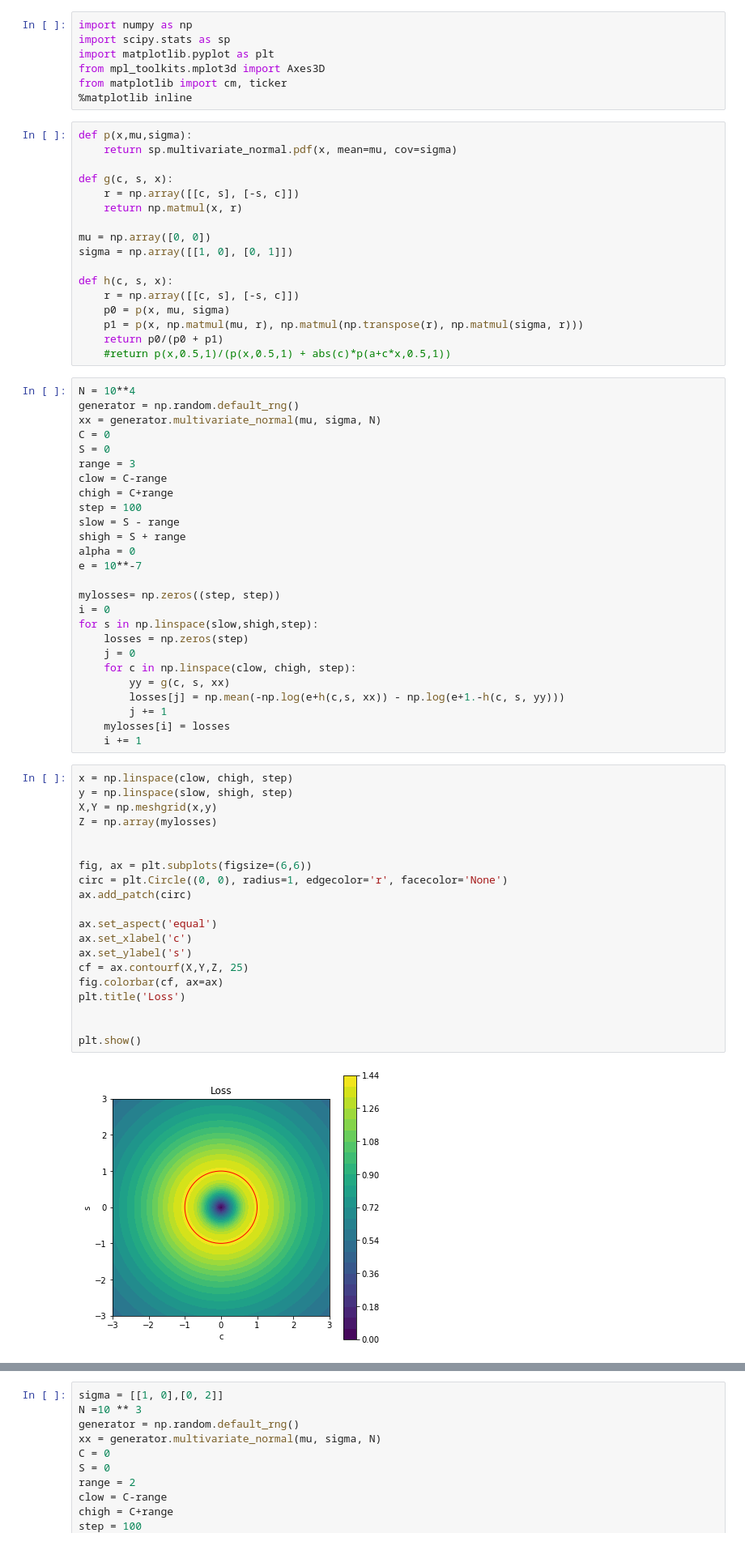
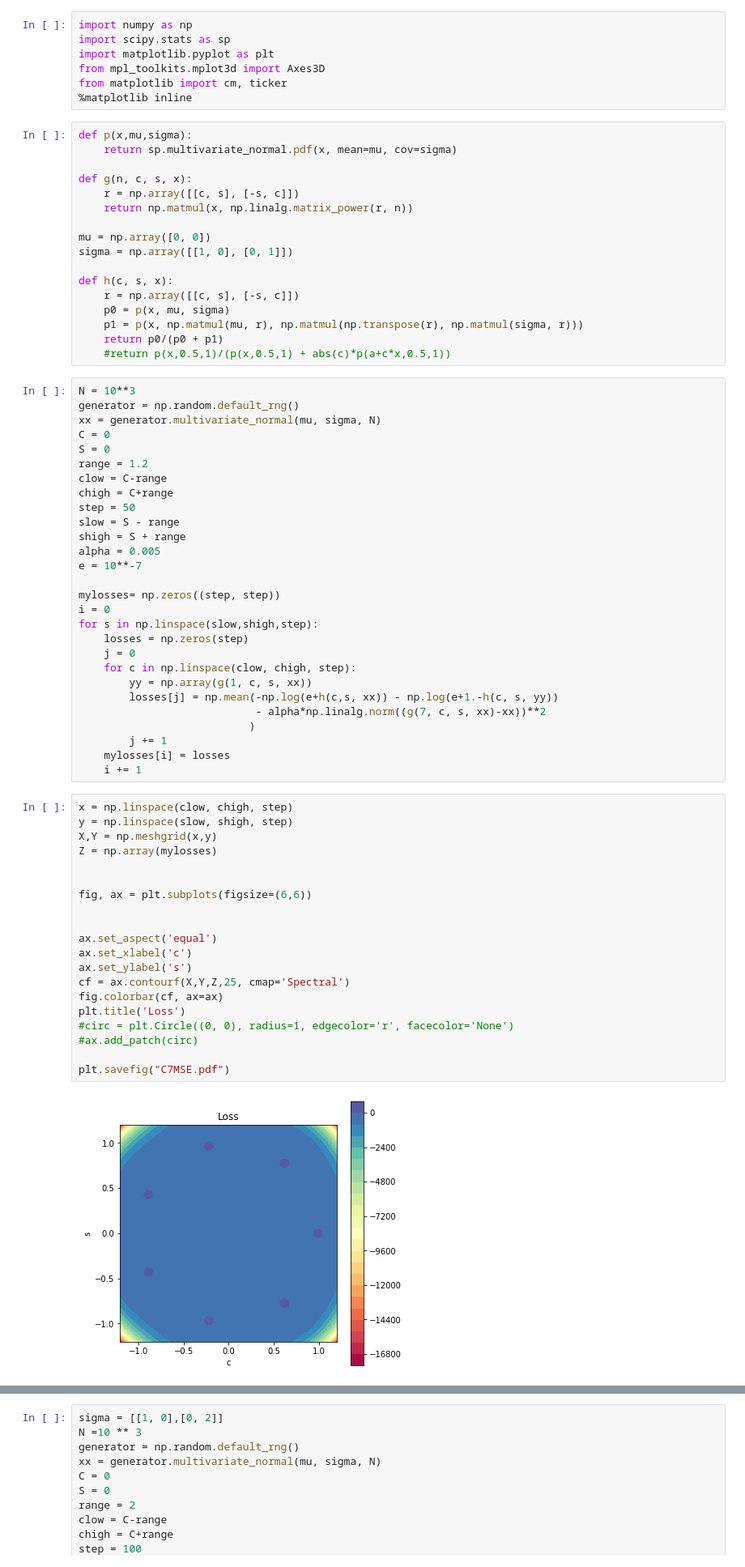
Before and after one commit to krishdesai7/SymmetryDiscovery, a Jupyter notebook: SymmetryGAN/O2PlottingLossFunctions.ipynb, the cells around one changed output, grey strips where cells are left out. Shown at 81% size. Cells and saved outputs as stored; diff of their text form.

```diff
--- a/SymmetryGAN/O2PlottingLossFunctions.ipynb
+++ b/SymmetryGAN/O2PlottingLossFunctions.ipynb
@@ -9,9 +9,9 @@ from matplotlib import cm, ticker
 def p(x,mu,sigma):
     return sp.multivariate_normal.pdf(x, mean=mu, cov=sigma)
 
-def g(c, s, x):
+def g(n, c, s, x):
     r = np.array([[c, s], [-s, c]])
-    return np.matmul(x, r)
+    return np.matmul(x, np.linalg.matrix_power(r, n))
 
 mu = np.array([0, 0])
 sigma = np.array([[1, 0], [0, 1]])
@@ -23,18 +23,18 @@ def h(c, s, x):
     return p0/(p0 + p1)
     #return p(x,0.5,1)/(p(x,0.5,1) + abs(c)*p(a+c*x,0.5,1))
 # %%
-N = 10**4
+N = 10**3
 generator = np.random.default_rng()
 xx = generator.multivariate_normal(mu, sigma, N)
 C = 0
 S = 0
-range = 3
+range = 1.2
 clow = C-range
 chigh = C+range
-step = 100
+step = 50
 slow = S - range
 shigh = S + range
-alpha = 0
+alpha = 0.005
 e = 10**-7
 
 mylosses= np.zeros((step, step))
@@ -43,30 +43,32 @@ for s in np.linspace(slow,shigh,step):
     losses = np.zeros(step)
     j = 0
     for c in np.linspace(clow, chigh, step):
-        yy = g(c, s, xx)
-        losses[j] = np.mean(-np.log(e+h(c,s, xx)) - np.log(e+1.-h(c, s, yy)))
+        yy = np.array(g(1, c, s, xx))
+        losses[j] = np.mean(-np.log(e+h(c,s, xx)) - np.log(e+1.-h(c, s, yy))
+                            - alpha*np.linalg.norm((g(7, c, s, xx)-xx))**2
+                           )
         j += 1
     mylosses[i] = losses
     i += 1
 # %%
 x = np.linspace(clow, chigh, step)
 y = np.linspace(slow, shigh, step)
 X,Y = np.meshgrid(x,y)
 Z = np.array(mylosses)
 
 
 fig, ax = plt.subplots(figsize=(6,6))
-circ = plt.Circle((0, 0), radius=1, edgecolor='r', facecolor='None')
-ax.add_patch(circ)
+
 
 ax.set_aspect('equal')
 ax.set_xlabel('c')
 ax.set_ylabel('s')
-cf = ax.contourf(X,Y,Z, 25)
+cf = ax.contourf(X,Y,Z,25, cmap='Spectral')
 fig.colorbar(cf, ax=ax)
 plt.title('Loss')
+#circ = plt.Circle((0, 0), radius=1, edgecolor='r', facecolor='None')
+#ax.add_patch(circ)
 
-
-plt.show()
+plt.savefig("C7MSE.pdf")
 # %% [output]
-[figure, old version]
+[figure, new version]
```
Also changed, not shown: parts of 4 cells of this notebook, 12 other files.
